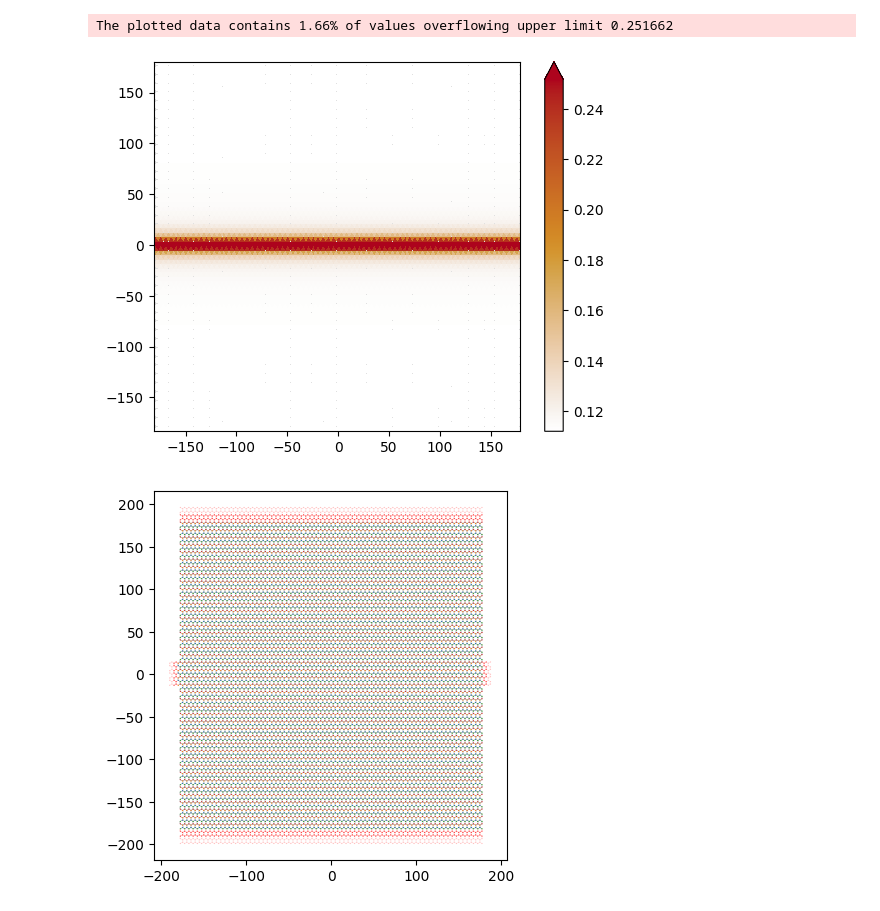
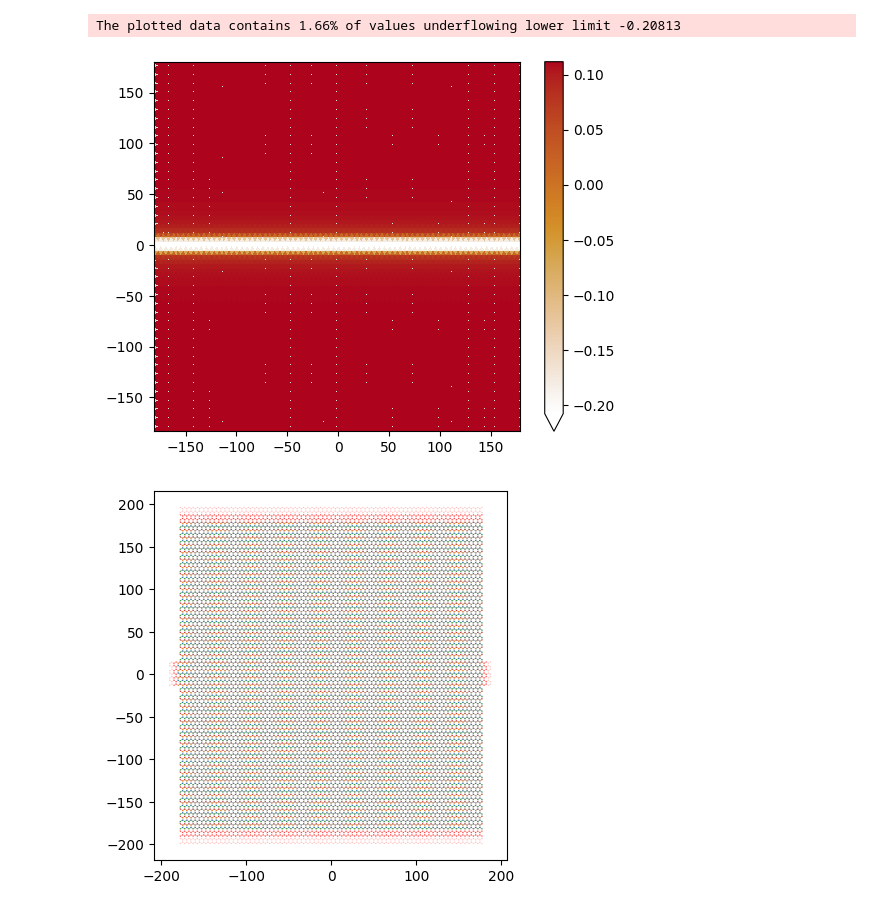
Before and after one commit to colinrenard/LELEC2710, a Jupyter notebook: SLG_Test_Marcello.ipynb, the cells around one changed output. Saved outputs shown, nothing was run; the diff lists cells and outputs as text; code cells hidden in the pictures.

```diff
--- a/SLG_Test_Marcello.ipynb
+++ b/SLG_Test_Marcello.ipynb
@@ -35,13 +35,13 @@ kappa = (ht+at)**2/r_cnt**2
 def computeCcnt(y, epsilon_r=2.5):
     return epsilon_0*epsilon_r*4*at/((y**2+at**2)*np.log(kappa)) # Try log10 if it does not work
 # %%
-V_cnt = -10.0  # CNT gate voltage (V)
+V_cnt = 0.0  # CNT gate voltage (V)
 V_bg = -13.6  # Backgate voltage (V)
 
 def potential(site, Vcnt, Vbg):
      (x, y) = site.pos
-     Ccnt = computeCcnt(y*a*1e-9)
-     n = (Cbg*V_bg + Ccnt*Vcnt)/e
+     Ccnt = computeCcnt(np.abs(y)*a*1e-9)
+     n = (Cbg*Vbg + Ccnt*Vcnt)/e
      U = -np.sign(n)*hbar*vf*np.sqrt(pi*np.abs(n))
 
      # print("y: {}, ncnt: {}, nbg: {}".format(y, Ccnt*Vcnt, Cbg*Vbg))
@@ -53,6 +53,7 @@ def potential(site, Vcnt, Vbg):
 s = 20
 a = 1/(4*np.sqrt(3)) * s
 t = 3 / s
+Ef = 0.1
 
 W = 360
 L = 360
@@ -69,21 +70,6 @@ pot = 5
 #    else:
 #        return V_bg
 
-def cnt_region(site):
-    x, y = site.pos
-    return -W_lead//2 < y < W_lead//2
-
-def cnt_potential(site, V_cnt, sigma=10):
-    x, y = site.pos
-    if -W_lead//2 < y < W_lead//2:
-        #r = np.sqrt(x**2 + y**2)  # radial distance from CNT center
-        #return V_cnt * np.exp(-r**2 / (2 * sigma**2))
-        return V_cnt
-    return 0
-
-def onsite_potential(site, V_cnt, V_bg):
-    return cnt_potential(site, V_cnt) + V_bg  # Combine potentials
-
 def rect(pos):
     x, y = pos
     if -L/2 < x < L/2 and -W/2 < y < W/2:
@@ -99,52 +85,52 @@ def lead_vertical(pos, W=W_lead):
     x, y = pos
     return -W/2 < y < W/2
 
-def system_maker(V_cnt):
+def system_maker(V_cnt_in, V_bg_in):
     lattice = kwant.lattice.general([(np.sqrt(3)*a, 0), (0, 3*a)], [(a*np.sqrt(3)/2, 0), (0, a/2), (0, 3*a/2)\
                                                                      , (a*np.sqrt(3)/2, 2*a)], norbs = 1)
     A, B, C, D = lattice.sublattices
     sys = kwant.Builder()
     hoppings = (((0, 0), B, A), ((0, 0), C, B), ((0, 0), D, C), ((-1, 0), A, B), ((-1, 0), D, C),((0, 1), A, D))
-    sys[lattice.shape(rect, (0,0))] = lambda ss: potential(ss, V_cnt, V_bg)
+    sys[lattice.shape(rect, (0,0))] = lambda ss: potential(ss, V_cnt_in, V_bg_in)
     sys[[kwant.builder.HoppingKind(*hopping) for hopping in hoppings]] = -t
     sys.eradicate_dangling()
 
     # Create leads
     sym0 = kwant.TranslationalSymmetry(lattice.vec((-1, 0)))
     lead0 = kwant.Builder(sym0)
-    lead0[lattice.shape(lead_vertical, (0, 0))] = 0
+    lead0[lattice.shape(lead_vertical, (0, 0))] = lambda ss: potential(ss, V_cnt_in, V_bg_in)
     lead0[lattice.neighbors()]= -t
     lead0.eradicate_dangling()
     sys.attach_lead(lead0)
 
     sym1 = kwant.TranslationalSymmetry(lattice.vec((1, 0)))
     lead1 = kwant.Builder(sym1)
-    lead1[lattice.shape(lead_vertical, (0, 0))] = 0
+    lead1[lattice.shape(lead_vertical, (0, 0))] = lambda ss: potential(ss, V_cnt_in, V_bg_in)
     lead1[lattice.neighbors()] = -t
     lead1.eradicate_dangling()
     sys.attach_lead(lead1)
 
     sym2 = kwant.TranslationalSymmetry(lattice.vec((0, 1)))
     lead2 = kwant.Builder(sym2)
-    lead2[lattice.shape(lead_horizontal, (0, 0))] = 0
+    lead2[lattice.shape(lead_horizontal, (0, 0))] = lambda ss: potential(ss, V_cnt_in, V_bg_in)
     lead2[lattice.neighbors()] = -t
     lead2.eradicate_dangling()
     sys.attach_lead(lead2)
 
     sym3 = kwant.TranslationalSymmetry(lattice.vec((0, -1)))
     lead3 = kwant.Builder(sym3)
-    lead3[lattice.shape(lead_horizontal, (0, 0))] = 0
+    lead3[lattice.shape(lead_horizontal, (0, 0))] = lambda ss: potential(ss, V_cnt_in, V_bg_in)
     lead3[lattice.neighbors()] = -t
     lead3.eradicate_dangling()
     sys.attach_lead(lead3)
 
     return sys
 # %%
-syst = system_maker(V_cnt)
+syst = system_maker(V_cnt, V_bg)
 kwant.plotter.map(syst, lambda ss: potential(ss, V_cnt, V_bg))
 kwant.plot(syst)
 fsyst = syst.finalized()
 # %% [output]
-The plotted data contains 1.66% of values overflowing upper limit 0.251662
+The plotted data contains 1.66% of values underflowing lower limit -0.20813
-[figure, old version]
+[figure, new version]
 [figure]
```
Also changed, not shown: parts of 5 cells of this notebook.
